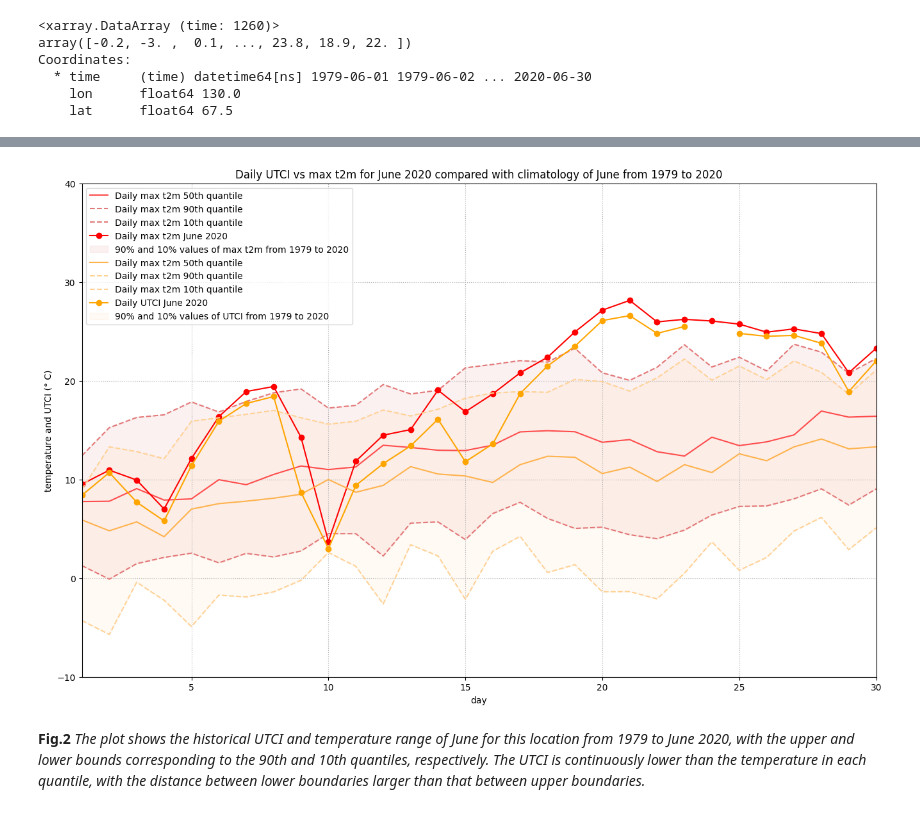
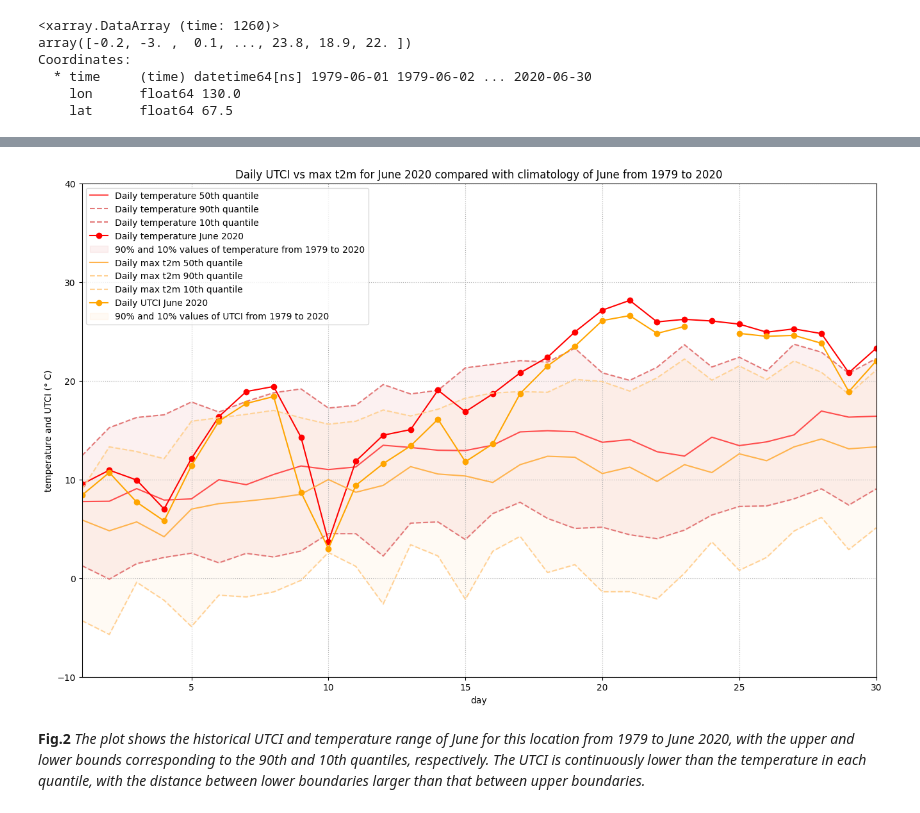
Before and after one commit to xinhe-zhang/heatwave, a Jupyter notebook: HW4_張昕荷_R12228016.ipynb, the cells around one changed output, grey strips where cells are left out. Drawn from its saved outputs; the diff is of its cells as text; code cells hidden in the pictures.

```diff
--- a/HW4_張昕荷_R12228016.ipynb
+++ b/HW4_張昕荷_R12228016.ipynb
@@ -397,31 +408,31 @@ Coordinates:
 # %%
 fig = plt.figure(figsize=(16,10))
 ax = plt.subplot()
 
-ax.plot(my_mx2t_2020.time.dt.day, mx2t_max_mid, color='#FF4D4D', label='Daily max t2m 50th quantile')
-ax.plot(my_mx2t_2020.time.dt.day, mx2t_max_90, color='#E37878', ls='--', label='Daily max t2m 90th quantile')
-ax.plot(my_mx2t_2020.time.dt.day, mx2t_max_10, color='#E37878', ls='--', label='Daily max t2m 10th quantile')
-ax.plot(my_mx2t_2020.time.dt.day, my_mx2t_2020['mx2t'], 'bo-', color='red', label='Daily max t2m June 2020')
+ax.plot(my_mx2t_2020.time.dt.day, mx2t_max_mid, color='#FF4D4D', label='Daily temperature 50th quantile')
+ax.plot(my_mx2t_2020.time.dt.day, mx2t_max_90, color='#E37878', ls='--', label='Daily temperature 90th quantile')
+ax.plot(my_mx2t_2020.time.dt.day, mx2t_max_10, color='#E37878', ls='--', label='Daily temperature 10th quantile')
+ax.plot(my_mx2t_2020.time.dt.day, my_mx2t_2020['mx2t'], 'bo-', color='red', label='Daily temperature June 2020')
 ax.fill_between(my_mx2t_2020.time.dt.day, mx2t_max_90, mx2t_max_10, alpha=0.1,
-                label='90% and 10% values of max t2m from 1979 to 2020', color = '#E37878')
+                label='90% and 10% values of temperature from 1979 to 2020', color = '#E37878')
 
 ax.plot(my_utci_2020.time.dt.day, utci_max_mid, color='#FFB34D', label='Daily max t2m 50th quantile')
 ax.plot(my_utci_2020.time.dt.day, utci_max_90, color='#FFD296', ls='--', label='Daily max t2m 90th quantile')
 ax.plot(my_utci_2020.time.dt.day, utci_max_10, color='#FFD296', ls='--', label='Daily max t2m 10th quantile')
 ax.plot(my_utci_2020.time.dt.day, my_utci_2020, 'bo-', color='orange', label='Daily UTCI June 2020')
 ax.fill_between(my_utci_2020.time.dt.day, utci_max_90, utci_max_10, alpha=0.1,
                 label='90% and 10% values of UTCI from 1979 to 2020', color = '#FFD296')
 
 ax.set_xlim(1,30)
 ax.set_ylim(-10,40)
 ax.set_title('Daily UTCI vs max t2m for June 2020 compared with climatology of June from 1979 to 2020')
 ax.set_ylabel('temperature and UTCI (° C)')
 ax.set_xlabel('day')
 handles, labels = ax.get_legend_handles_labels()
 ax.legend(handles, labels)
 ax.grid(linestyle='dotted')
 # %% [output]
-[figure, old version]
+[figure, new version]
 # %% [markdown]
 **Fig.2**
 *The plot shows the historical UTCI and temperature range of June for this location from 1979 to June 2020, with the upper and lower bounds corresponding to the 90th and 10th quantiles, respectively. The UTCI is continuously lower than the temperature in each quantile, with the distance between lower boundaries larger than that between upper boundaries.*
```
Also changed, not shown: parts of 22 cells of this notebook.
